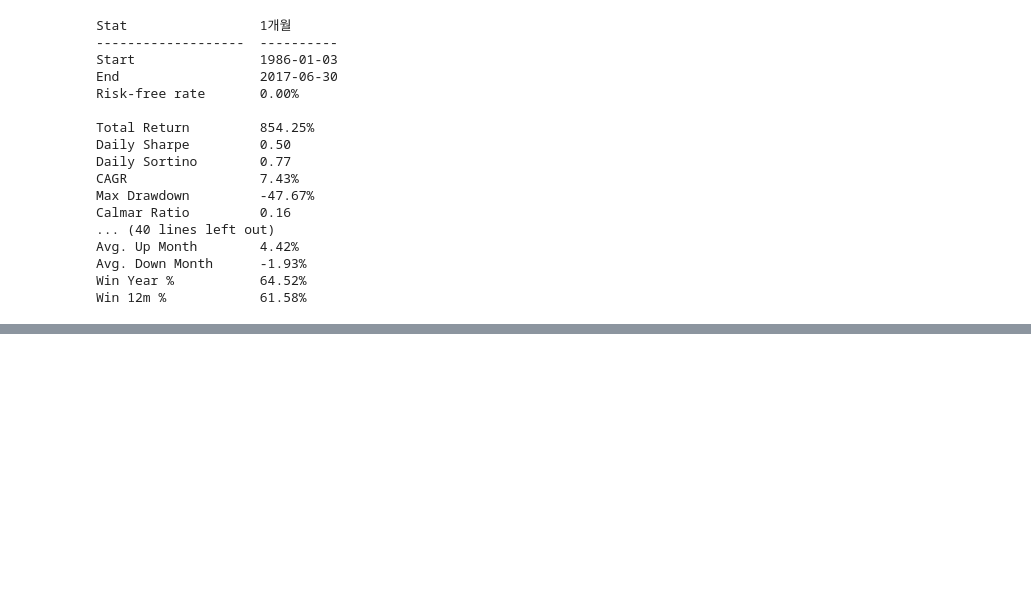
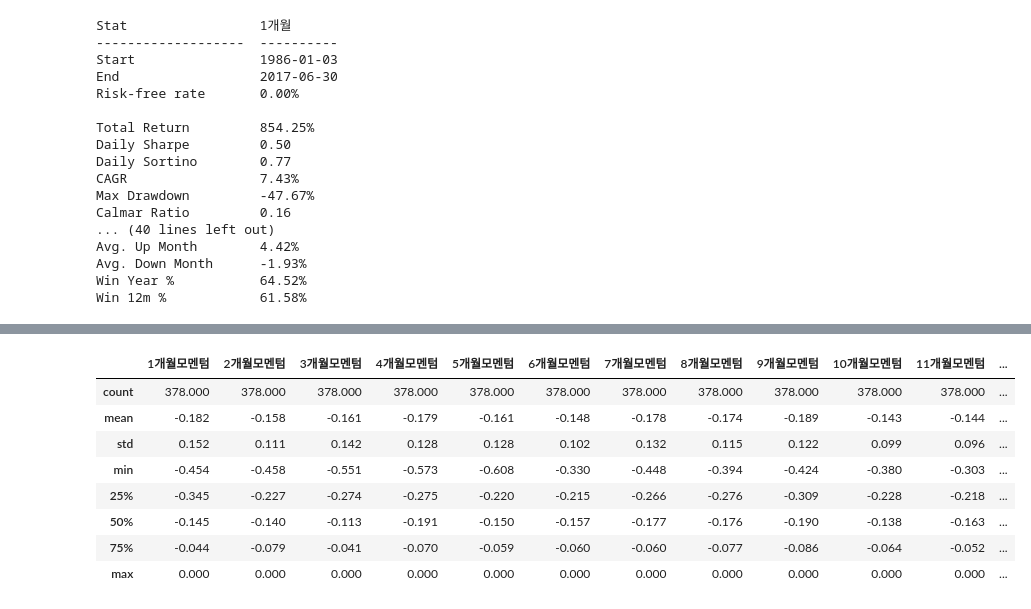
Before and after one commit to hermian/startetf, a Jupyter notebook: 2.23_단순절대모멘텀_KOSPI.ipynb, the cells around one changed output, grey strips where cells are left out. Drawn from its saved outputs; the diff is of its cells as text; code cells hidden in the pictures; blank space fills up the shorter version.

```diff
--- a/2.23_단순절대모멘텀_KOSPI.ipynb
+++ b/2.23_단순절대모멘텀_KOSPI.ipynb
@@ -469,0 +513,12 @@ for i in range(1, 13):
+# %%
+r1_12.prices.resample('M').last().to_drawdown_series().describe()
+# %% [output]
+|  | 1개월모멘텀 | 2개월모멘텀 | 3개월모멘텀 | 4개월모멘텀 | 5개월모멘텀 | 6개월모멘텀 | 7개월모멘텀 | 8개월모멘텀 | 9개월모멘텀 | 10개월모멘텀 | 11개월모멘텀 | ... |
+| count | 378.000 | 378.000 | 378.000 | 378.000 | 378.000 | 378.000 | 378.000 | 378.000 | 378.000 | 378.000 | 378.000 | ... |
+| mean | -0.182 | -0.158 | -0.161 | -0.179 | -0.161 | -0.148 | -0.178 | -0.174 | -0.189 | -0.143 | -0.144 | ... |
+| std | 0.152 | 0.111 | 0.142 | 0.128 | 0.128 | 0.102 | 0.132 | 0.115 | 0.122 | 0.099 | 0.096 | ... |
+| min | -0.454 | -0.458 | -0.551 | -0.573 | -0.608 | -0.330 | -0.448 | -0.394 | -0.424 | -0.380 | -0.303 | ... |
+| 25% | -0.345 | -0.227 | -0.274 | -0.275 | -0.220 | -0.215 | -0.266 | -0.276 | -0.309 | -0.228 | -0.218 | ... |
+| 50% | -0.145 | -0.140 | -0.113 | -0.191 | -0.150 | -0.157 | -0.177 | -0.176 | -0.190 | -0.138 | -0.163 | ... |
+| 75% | -0.044 | -0.079 | -0.041 | -0.070 | -0.059 | -0.060 | -0.060 | -0.077 | -0.086 | -0.064 | -0.052 | ... |
+| max | 0.000 | 0.000 | 0.000 | 0.000 | 0.000 | 0.000 | 0.000 | 0.000 | 0.000 | 0.000 | 0.000 | ... |
```
Also changed, not shown: parts of 7 cells of this notebook, 3 other files.
